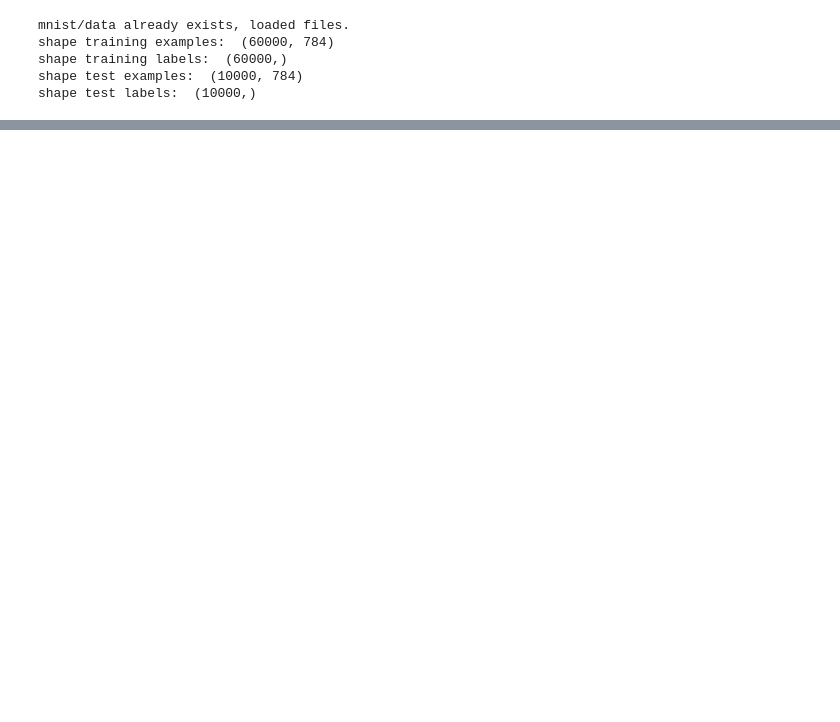
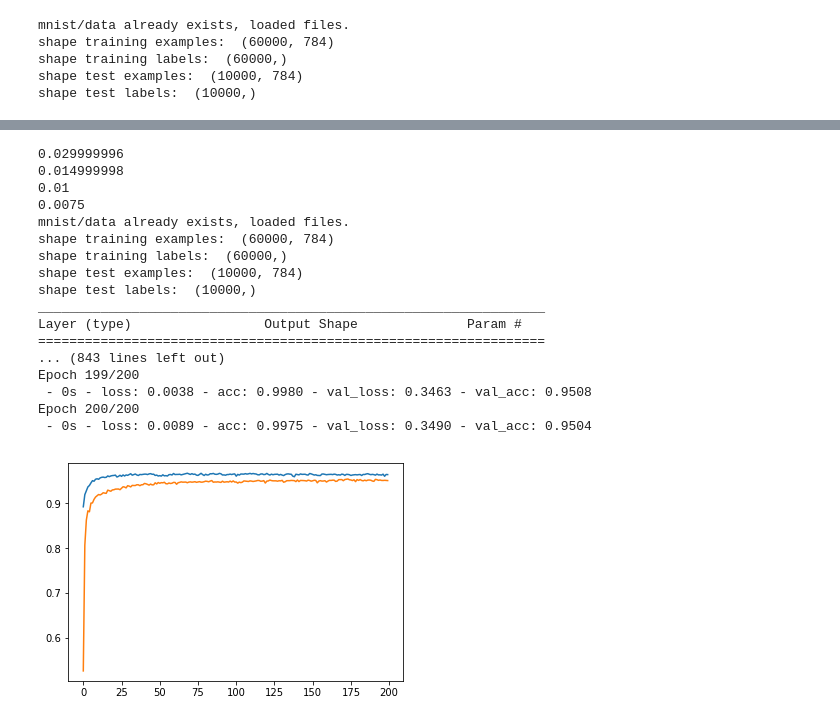
Before and after one commit to jsnfly/RBM, a Jupyter notebook: gaussian_rectified_mnist_test.ipynb, the cells around one changed output, grey strips where cells are left out. Cells and saved outputs as stored; diff of their text form; code cells hidden in the pictures; blank space fills up the shorter version.

```diff
--- a/gaussian_rectified_mnist_test.ipynb
+++ b/gaussian_rectified_mnist_test.ipynb
@@ -254,7 +272,7 @@ dbn = load_dbn(dbn_path + 'dbn.pickle')
 
 # scale weights of dbn
 for c, layer in enumerate(dbn):
-    scale_factor = 0.04/(c+1)/np.mean(np.abs(layer.weights))
+    scale_factor = 0.03/(c+1)/np.mean(np.abs(layer.weights))
     layer.weights = scale_factor*layer.weights
     print(np.mean(np.abs(layer.weights)))
 
@@ -271,16 +289,16 @@ y_test = to_categorical(y_test)
 
 # set up model
 num_classes = 10
-dropout_rates = [0.0, 0.0, 0.0]
+dropout_rates = [0.5, 0.4, 0.3, 0.2]
 optimizer = Adam(lr=0.001, beta_1=0.9, beta_2=0.999, epsilon=None, decay=0.0, amsgrad=False)
 model = keras_model_from_dbn(dbn, num_classes, dropout_rates, optimizer, use_hbiases=True)
 model.summary()
 
 # train model:
 batch_size = 128
-epochs = 50
-history = model.fit(x=x_train[:3000],
-                    y=y_train[:3000],
+epochs = 200
+history = model.fit(x=x_train[:6000],
+                    y=y_train[:6000],
                     batch_size=batch_size,
                     epochs=epochs,
                     validation_data=(x_test, y_test),
@@ -292,7 +310,7 @@ pickle_out.close()
 
 plt.plot(history.history['acc'], label='Train Acc')
 plt.plot(history.history['val_acc'], label='Test Acc')
-plt.savefig(save_path + 'finettune_acc.png', format='png')
+plt.savefig(save_path + 'finetune_acc.png', format='png')
 plt.close()
 K.clear_session()
 
@@ -303,36 +321,55 @@ finetune_test_acc = history.history['val_acc']
 num_classes = 10
 layer_sizes = [dbn[0].num_vunits]
 layer_sizes = layer_sizes + [layer.num_hunits for layer in dbn]
-dropout_rates = [0.0, 0.0, 0.0]
+dropout_rates = [0.5, 0.4, 0.3, 0.2]
 optimizer = Adam(lr=0.001, beta_1=0.9, beta_2=0.999, epsilon=None, decay=0.0, amsgrad=False)
 model = feedforward_network(layer_sizes=layer_sizes,
                             dropout_rates=dropout_rates,
                             num_classes=num_classes,
                             optimizer=optimizer,
-                            activation='sigmoid')
+                            activation='relu')
 model.summary()
 
 # train model:
 batch_size = 128
-epochs = 50
-history = model.fit(x=x_train[:3000],
-                    y=y_train[:3000],
+epochs = 200
+history = model.fit(x=x_train[:6000],
+                    y=y_train[:6000],
                     batch_size=batch_size,
                     epochs=epochs,
                     validation_data=(x_test, y_test),
                     verbose=2)
 
 pickle_out = open(save_path + 'feedforward_history.pickle', 'wb')
 pickle.dump(history.history, pickle_out)
 pickle_out.close()
 
 plt.plot(history.history['acc'], label='Train Acc')
 plt.plot(history.history['val_acc'], label='Test Acc')
 plt.savefig(save_path + 'feedforward_acc.png', format='png')
 plt.close()
 
 feedforward_test_acc = history.history['val_acc']
 
 plt.plot(finetune_test_acc)
 plt.plot(feedforward_test_acc)
 plt.show()
+# %% [output]
+0.029999996
+0.014999998
+0.01
+0.0075
+mnist/data already exists, loaded files.
+shape training examples:  (60000, 784)
+shape training labels:  (60000,)
+shape test examples:  (10000, 784)
+shape test labels:  (10000,)
+_________________________________________________________________
+Layer (type)                 Output Shape              Param #
+=================================================================
+... (843 lines left out)
+Epoch 199/200
+ - 0s - loss: 0.0038 - acc: 0.9980 - val_loss: 0.3463 - val_acc: 0.9508
+Epoch 200/200
+ - 0s - loss: 0.0089 - acc: 0.9975 - val_loss: 0.3490 - val_acc: 0.9504
+[figure, added]
```
Also changed, not shown: parts of 6 cells of this notebook, 3 other files.
